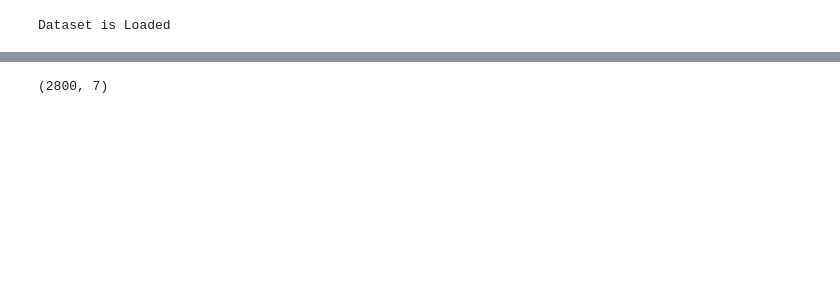
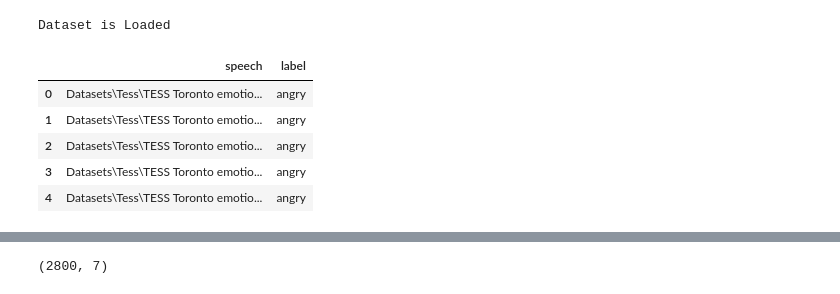
Before and after one commit to Koushik7893/Speech-Emotion-Recognition-a-survey-on-SVD, a Jupyter notebook: CNN.ipynb, the cells around one changed output, grey strips where cells are left out. Cells and saved outputs as stored; diff of their text form; code cells hidden in the pictures; blank space fills up the shorter version.

```diff
--- a/CNN.ipynb
+++ b/CNN.ipynb
@@ -18,8 +19,7 @@ from tensorflow.keras.callbacks import EarlyStopping
 # %%
-# Load data
 paths = []
 labels = []
-for dirname, _, filenames in os.walk('D:\\files\Datasets\Tess\TESS Toronto emotional speech set data'):
+for dirname, _, filenames in os.walk('Datasets\Tess\TESS Toronto emotional speech set data'):
     for filename in filenames:
         paths.append(os.path.join(dirname, filename))
         label = filename.split('_')[-1]
@@ -33,5 +33,13 @@ Dataset is Loaded
 # %%
 # Create a dataframe
 df = pd.DataFrame()
 df['speech'] = paths
 df['label'] = labels
+df.head()
+# %% [output]
+|  | speech | label |
+| 0 | Datasets\Tess\TESS Toronto emotio... | angry |
+| 1 | Datasets\Tess\TESS Toronto emotio... | angry |
+| 2 | Datasets\Tess\TESS Toronto emotio... | angry |
+| 3 | Datasets\Tess\TESS Toronto emotio... | angry |
+| 4 | Datasets\Tess\TESS Toronto emotio... | angry |
```
Also changed, not shown: parts of 15 cells of this notebook, 5 other files.
